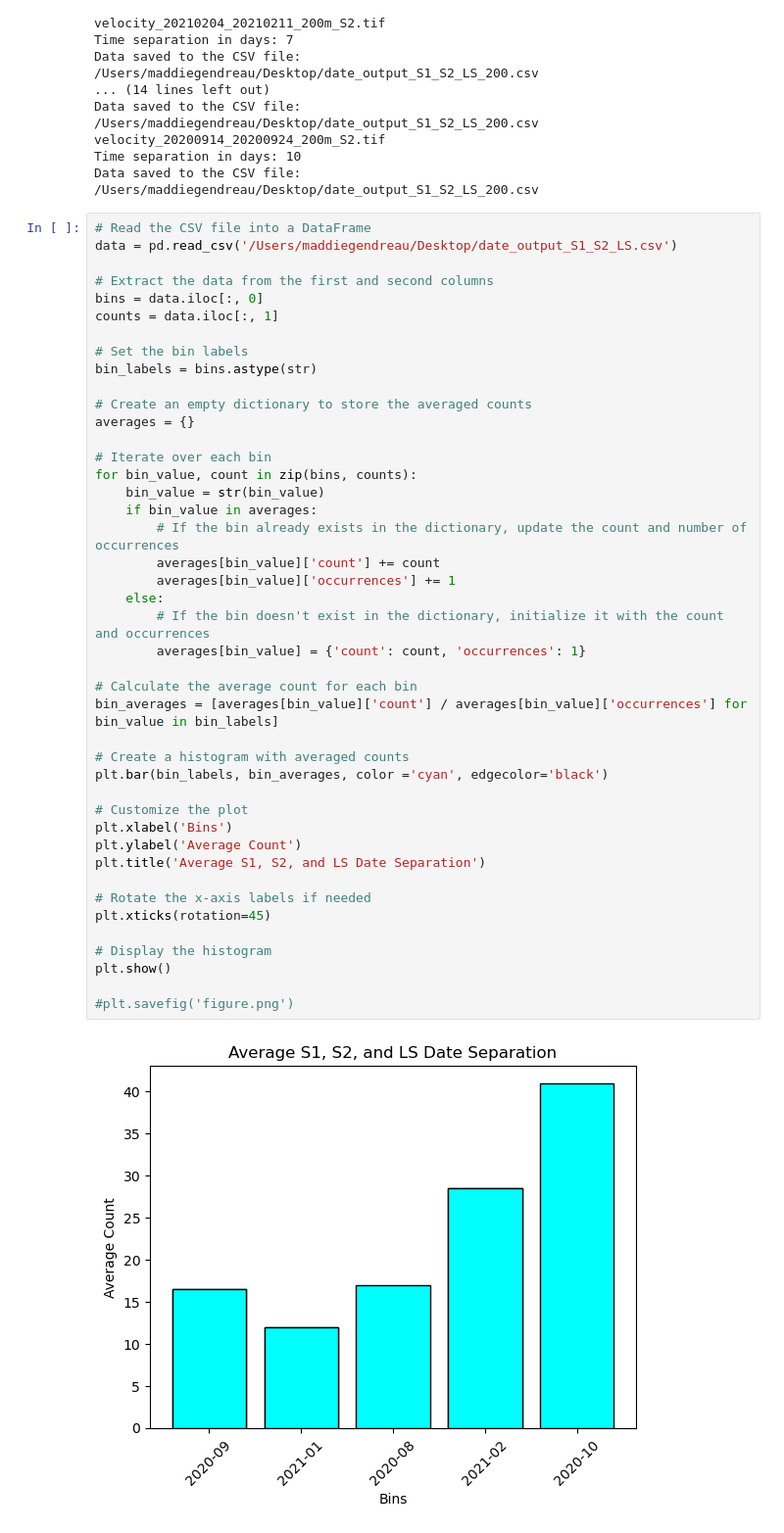
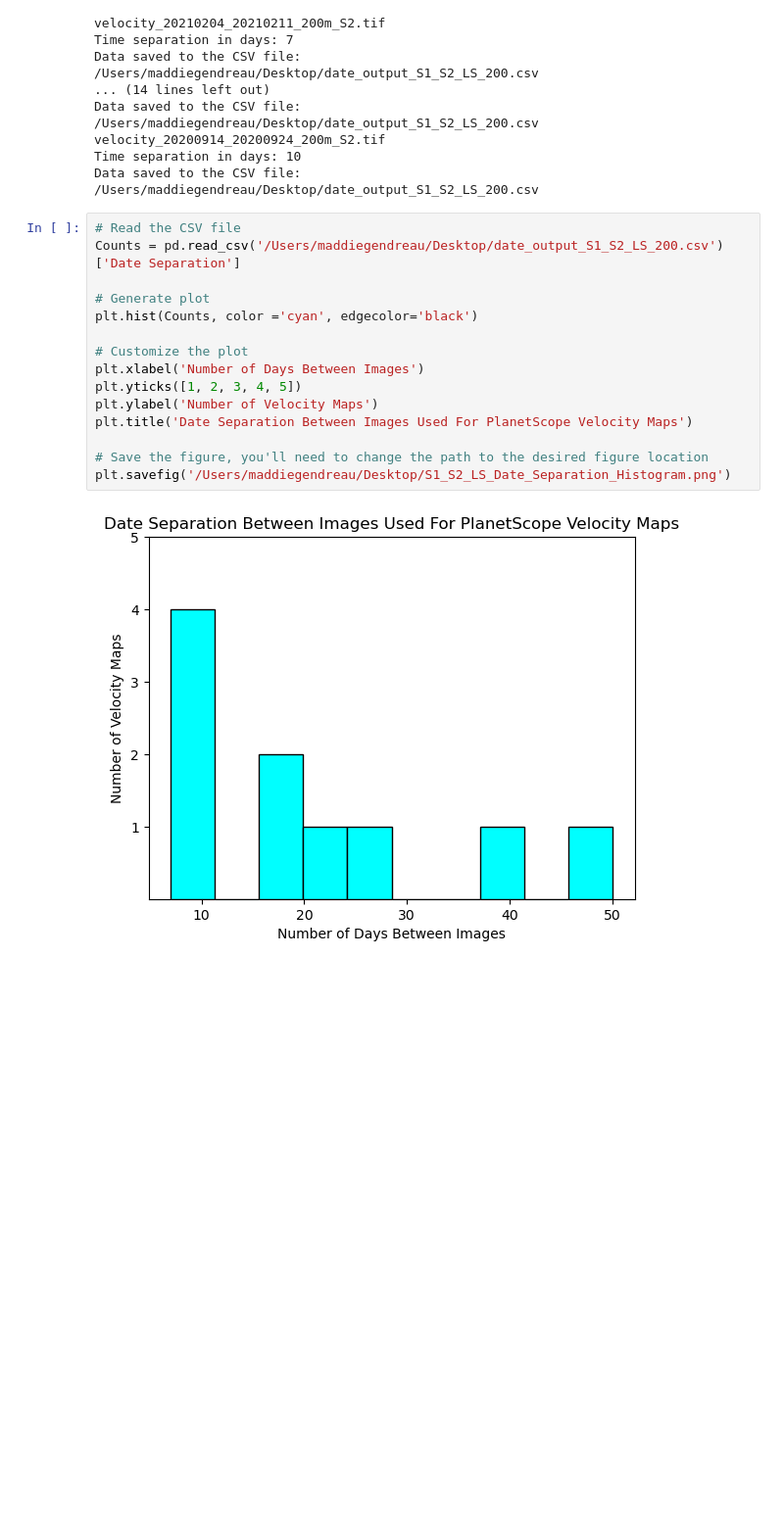
Before and after one commit to CryoGARS-Glaciology/planet_tile2img, a Jupyter notebook: Figure Generation Code.ipynb, the cells around one changed output. Shown at 98% size. Drawn from its saved outputs; the diff is of its cells as text; blank space fills up the shorter version.

```diff
--- a/Figure Generation Code.ipynb
+++ b/Figure Generation Code.ipynb
@@ -398,47 +398,19 @@ velocity_20200914_20200924_200m_S2.tif
 Time separation in days: 10
 Data saved to the CSV file: /Users/maddiegendreau/Desktop/date_output_S1_S2_LS_200.csv
 # %%
-# Read the CSV file into a DataFrame
-data = pd.read_csv('/Users/maddiegendreau/Desktop/date_output_S1_S2_LS.csv')
+# Read the CSV file
+Counts = pd.read_csv('/Users/maddiegendreau/Desktop/date_output_S1_S2_LS_200.csv')['Date Separation']
 
-# Extract the data from the first and second columns
-bins = data.iloc[:, 0]
-counts = data.iloc[:, 1]
-
-# Set the bin labels
-bin_labels = bins.astype(str)
-
-# Create an empty dictionary to store the averaged counts
-averages = {}
-
-# Iterate over each bin
-for bin_value, count in zip(bins, counts):
-    bin_value = str(bin_value)
-    if bin_value in averages:
-        # If the bin already exists in the dictionary, update the count and number of occurrences
-        averages[bin_value]['count'] += count
-        averages[bin_value]['occurrences'] += 1
-    else:
-        # If the bin doesn't exist in the dictionary, initialize it with the count and occurrences
-        averages[bin_value] = {'count': count, 'occurrences': 1}
-
-# Calculate the average count for each bin
-bin_averages = [averages[bin_value]['count'] / averages[bin_value]['occurrences'] for bin_value in bin_labels]
-
-# Create a histogram with averaged counts
-plt.bar(bin_labels, bin_averages, color ='cyan', edgecolor='black')
+# Generate plot
+plt.hist(Counts, color ='cyan', edgecolor='black')
 
 # Customize the plot
-plt.xlabel('Bins')
-plt.ylabel('Average Count')
-plt.title('Average S1, S2, and LS Date Separation')
+plt.xlabel('Number of Days Between Images')
+plt.yticks([1, 2, 3, 4, 5])
+plt.ylabel('Number of Velocity Maps')
+plt.title('Date Separation Between Images Used For PlanetScope Velocity Maps')
 
-# Rotate the x-axis labels if needed
-plt.xticks(rotation=45)
-
-# Display the histogram
-plt.show()
-
-#plt.savefig('figure.png')
+# Save the figure, you'll need to change the path to the desired figure location
+plt.savefig('/Users/maddiegendreau/Desktop/S1_S2_LS_Date_Separation_Histogram.png')
 # %% [output]
-[figure, old version]
+[figure, new version]
```
Also changed, not shown: parts of 8 cells of this notebook.
